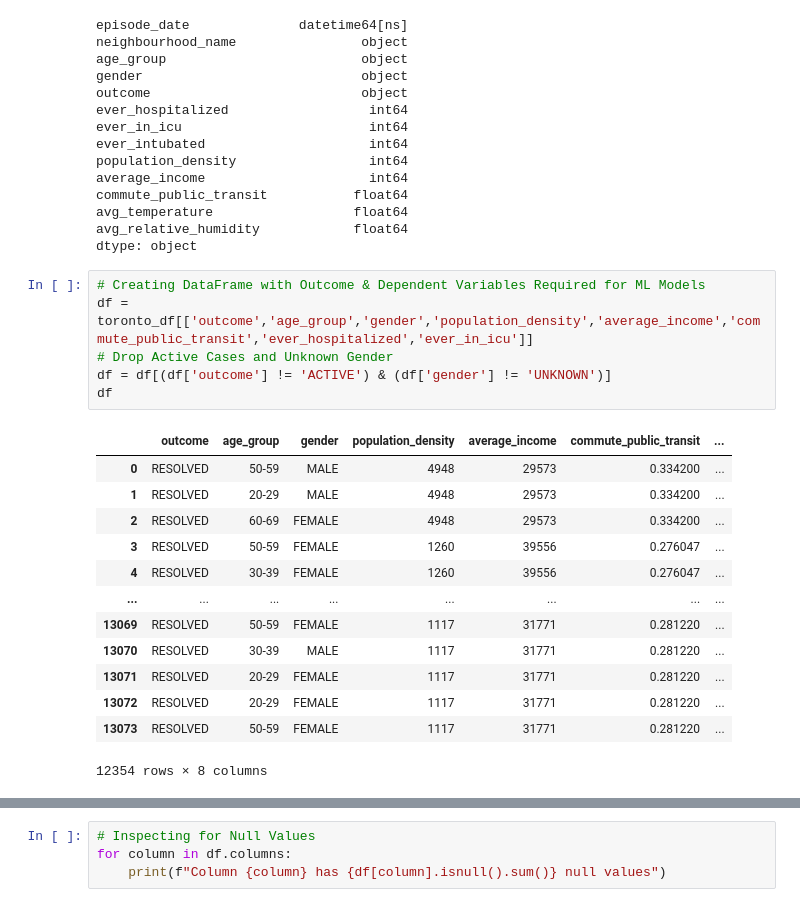
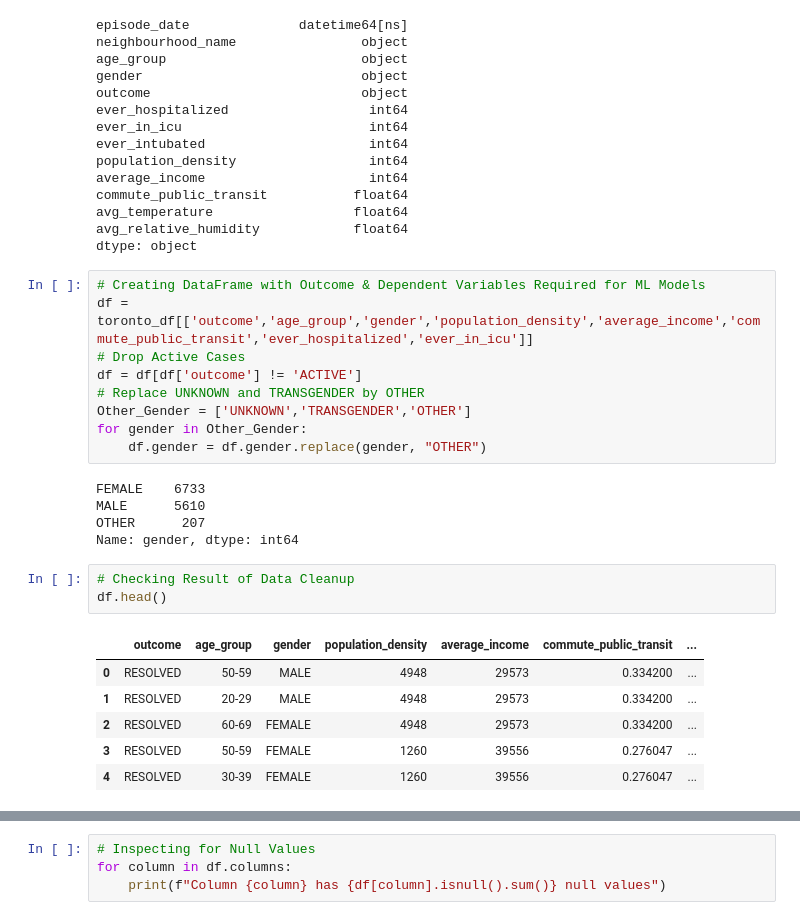
Before and after one commit to tenley8/Team-3, a Jupyter notebook: ML-Model_Toronto/Toronto_Cases_Binary_Classifier.ipynb, the cells around one changed output, grey strips where cells are left out. Cells and saved outputs as stored; diff of their text form.

```diff
--- a/ML-Model_Toronto/Toronto_Cases_Binary_Classifier.ipynb
+++ b/ML-Model_Toronto/Toronto_Cases_Binary_Classifier.ipynb
@@ -73,20 +73,24 @@ dtype: object
 # %%
 # Creating DataFrame with Outcome & Dependent Variables Required for ML Models
 df = toronto_df[['outcome','age_group','gender','population_density','average_income','commute_public_transit','ever_hospitalized','ever_in_icu']]
-# Drop Active Cases and Unknown Gender
-df = df[(df['outcome'] != 'ACTIVE') & (df['gender'] != 'UNKNOWN')]
-df
+# Drop Active Cases
+df = df[df['outcome'] != 'ACTIVE']
+# Replace UNKNOWN and TRANSGENDER by OTHER
+Other_Gender = ['UNKNOWN','TRANSGENDER','OTHER']
+for gender in Other_Gender:
+    df.gender = df.gender.replace(gender, "OTHER")
 # %% [output]
-|  | outcome | age_group | gender | population_density | average_income | commute_public_transit | ... |
-| 0 | RESOLVED | 50-59 | MALE | 4948 | 29573 | 0.334200 | ... |
-| 1 | RESOLVED | 20-29 | MALE | 4948 | 29573 | 0.334200 | ... |
-| 2 | RESOLVED | 60-69 | FEMALE | 4948 | 29573 | 0.334200 | ... |
-| 3 | RESOLVED | 50-59 | FEMALE | 1260 | 39556 | 0.276047 | ... |
-| 4 | RESOLVED | 30-39 | FEMALE | 1260 | 39556 | 0.276047 | ... |
-| ... | ... | ... | ... | ... | ... | ... | ... |
-| 13069 | RESOLVED | 50-59 | FEMALE | 1117 | 31771 | 0.281220 | ... |
-| 13070 | RESOLVED | 30-39 | MALE | 1117 | 31771 | 0.281220 | ... |
-| 13071 | RESOLVED | 20-29 | FEMALE | 1117 | 31771 | 0.281220 | ... |
-| 13072 | RESOLVED | 20-29 | FEMALE | 1117 | 31771 | 0.281220 | ... |
-| 13073 | RESOLVED | 50-59 | FEMALE | 1117 | 31771 | 0.281220 | ... |
-12354 rows × 8 columns
+FEMALE    6733
+MALE      5610
+OTHER      207
+Name: gender, dtype: int64
+# %%
+# Checking Result of Data Cleanup
+df.head()
+# %% [output]
+|  | outcome | age_group | gender | population_density | average_income | commute_public_transit | ... |
+| 0 | RESOLVED | 50-59 | MALE | 4948 | 29573 | 0.334200 | ... |
+| 1 | RESOLVED | 20-29 | MALE | 4948 | 29573 | 0.334200 | ... |
+| 2 | RESOLVED | 60-69 | FEMALE | 4948 | 29573 | 0.334200 | ... |
+| 3 | RESOLVED | 50-59 | FEMALE | 1260 | 39556 | 0.276047 | ... |
+| 4 | RESOLVED | 30-39 | FEMALE | 1260 | 39556 | 0.276047 | ... |
```
Also changed, not shown: parts of 12 cells of this notebook.
